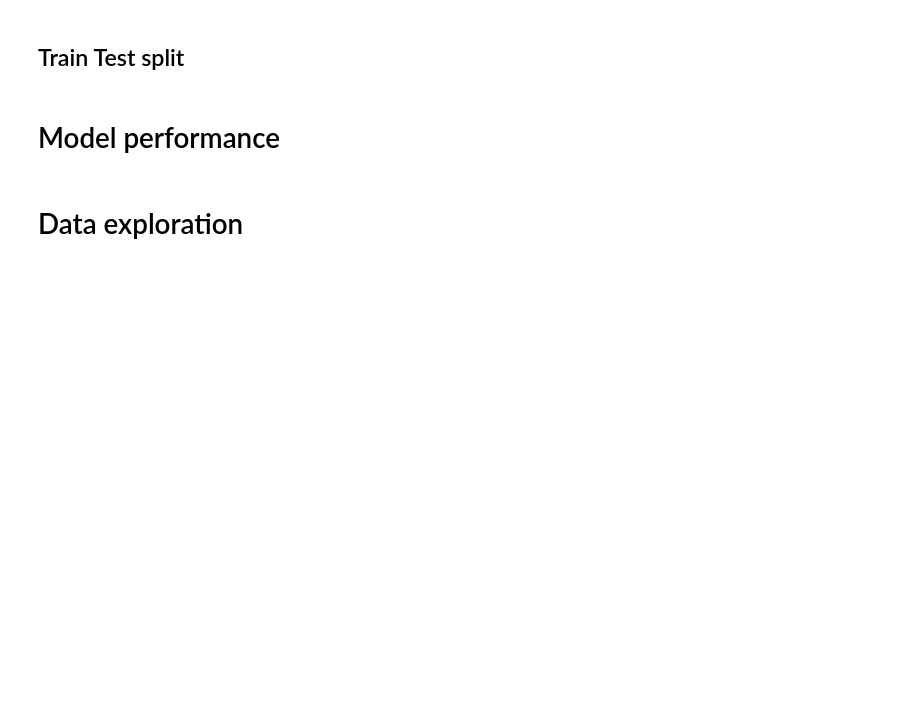
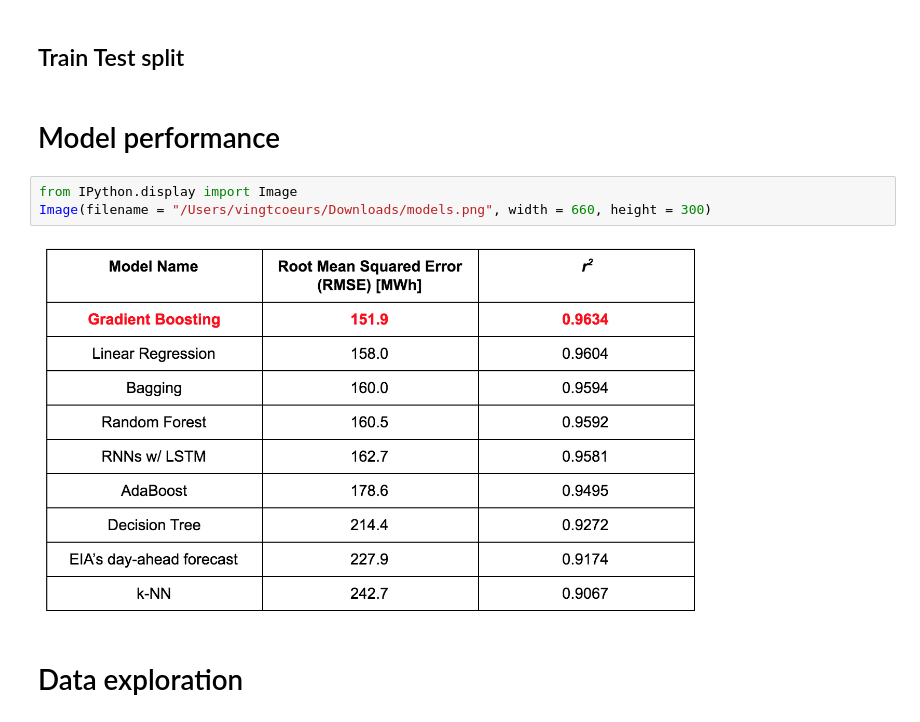
Before and after one commit to Guli-Y/ElectricityPricePredictor, a Jupyter notebook: notebooks/feature_selection.ipynb, the cells around one changed output. Drawn from its saved outputs; the diff is of its cells as text; blank space fills up the shorter version.

```diff
--- a/notebooks/feature_selection.ipynb
+++ b/notebooks/feature_selection.ipynb
@@ -66,6 +68,11 @@ g.map(sns.regplot, "total_demand","day_ahead_price",color="black",line_kws={"col
 ## Train Test split
 # %% [markdown]
 # Model performance
+# %%
+from IPython.display import Image
+Image(filename = "/Users/vingtcoeurs/Downloads/models.png", width = 660, height = 300)
+# %% [output]
+[figure, added]
 # %% [markdown]
 # Data exploration
 # %% [markdown]
```
Also changed, not shown: parts of 32 cells of this notebook.
